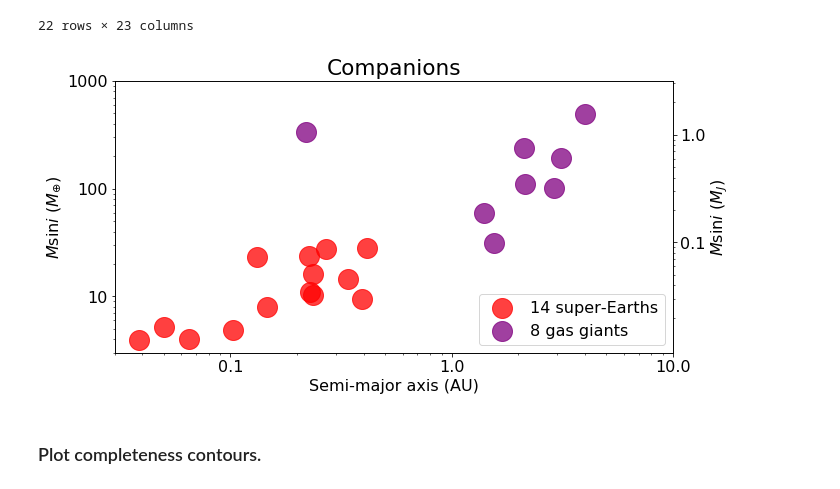
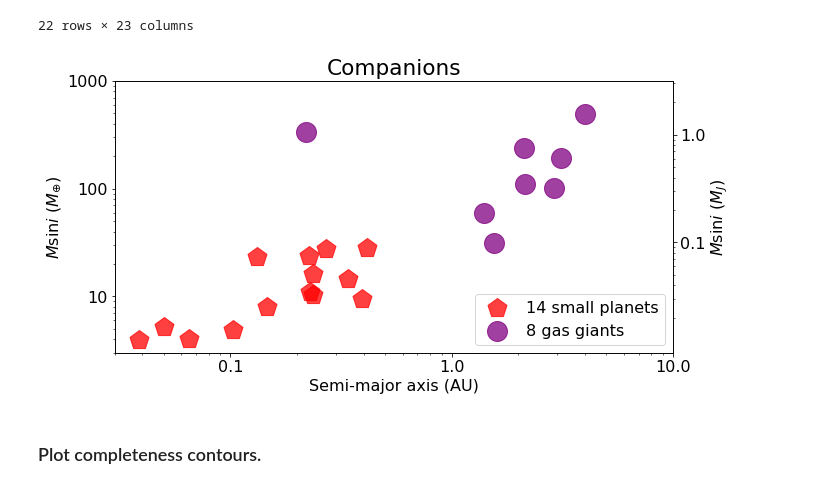
Before and after one commit to leerosenthalj/CLSI, a Jupyter notebook: Notebook_Statistics.ipynb, the cells around one changed output. Saved outputs shown, nothing was run; the diff lists cells and outputs as text; code cells hidden in the pictures.

```diff
--- a/Notebook_Statistics.ipynb
+++ b/Notebook_Statistics.ipynb
@@ -1816,36 +1990,36 @@ ax.get_yaxis().set_minor_formatter(matplotlib.ticker.NullFormatter())
 ax2 = ax.twinx()
 ax2.set_yscale('log')
 ax2.set_yticks((0.1, 1, 10))
 ax2.get_xaxis().set_major_formatter(matplotlib.ticker.ScalarFormatter())
 ax2.get_xaxis().set_minor_formatter(matplotlib.ticker.NullFormatter())
 ax2.get_yaxis().set_major_formatter(matplotlib.ticker.ScalarFormatter())
 ax2.get_yaxis().set_minor_formatter(matplotlib.ticker.NullFormatter())
 
 pair_outer = pairs.query('mass > 0.095')
 pair_inner = pairs.query('mass < 0.095')
 
 matplotlib.rcParams.update({'font.size': 18})
 ax.set_title('Companions')
 ax.scatter(pair_inner.axis, 317.8*pair_inner.mass, c='r', s=400, alpha=0.75,
-           label='{} super-Earths'.format(len(pair_inner)))
+           label='{} small planets'.format(len(pair_inner)), marker='p')
 ax.scatter(pair_outer.axis, 317.8*pair_outer.mass, s=400, c='purple', alpha=0.75,
            label='{} gas giants'.format(len(pair_outer)))
 ax.set_xlim([3*10**-2, 10])
 ax.set_ylim([3, 1000])
 
 ymin, ymax = ax.get_ylim()
 ax2.set_ylim((ymin/317.8,ymax/317.8))
 ax2.plot([],[])
 
 matplotlib.rcParams.update({'font.size': 16})
 ax.set_xlabel('Semi-major axis (AU)')
 ax.set_ylabel(r'$M$sin$i$ ($M_{\oplus}$)')
 ax2.set_ylabel(r'$M$sin$i$ ($M_J$)')
 ax.legend(loc=4)
 
-fig.savefig('earths_and_giants.png', dpi=1000)
+fig.savefig('earths_and_giants.png', dpi=500)
 # %% [output]
-[figure, old version]
+[figure, new version]
 # %% [markdown]
 ### Plot completeness contours.
 # %%
```
Also changed, not shown: parts of 15 cells of this notebook, 4 other files.
